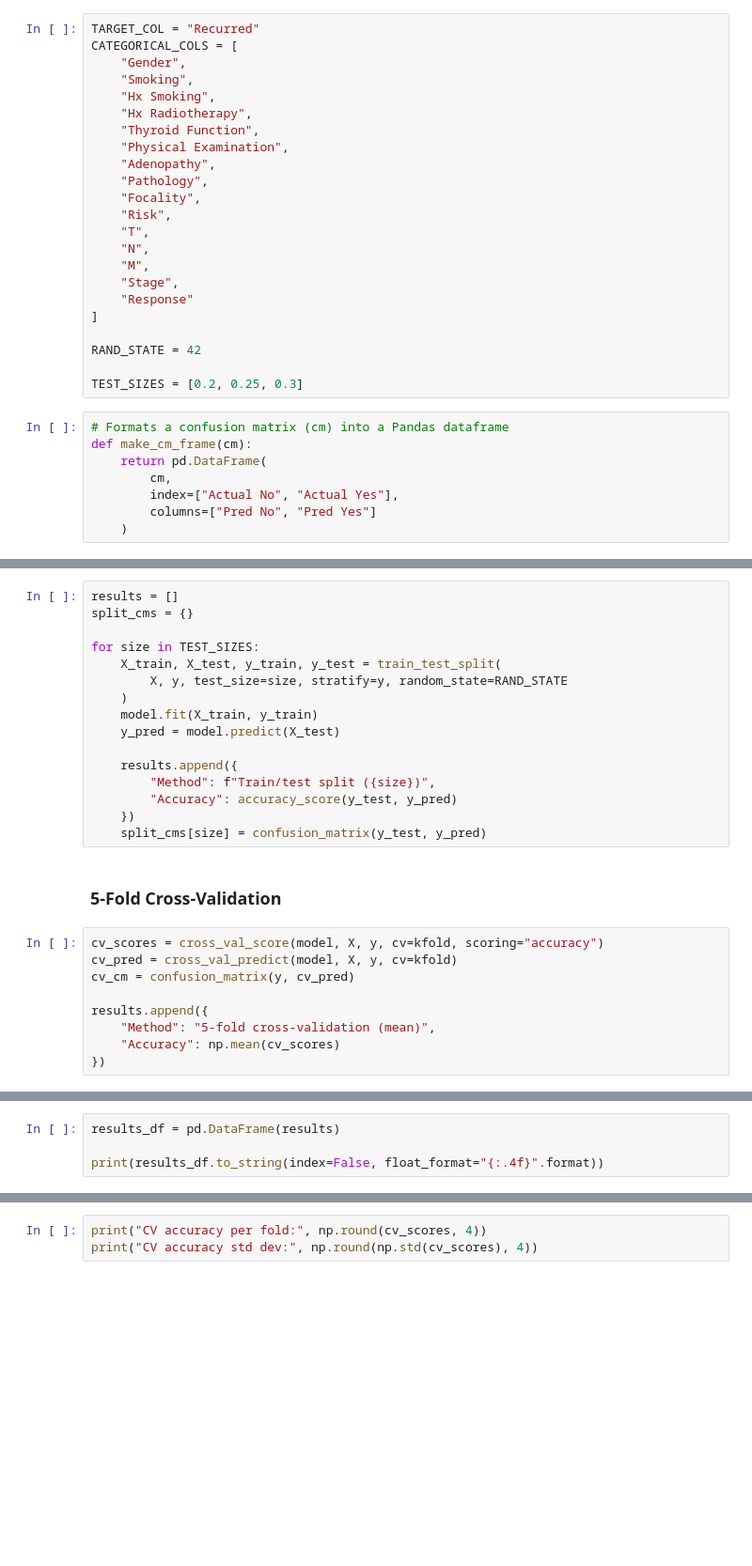
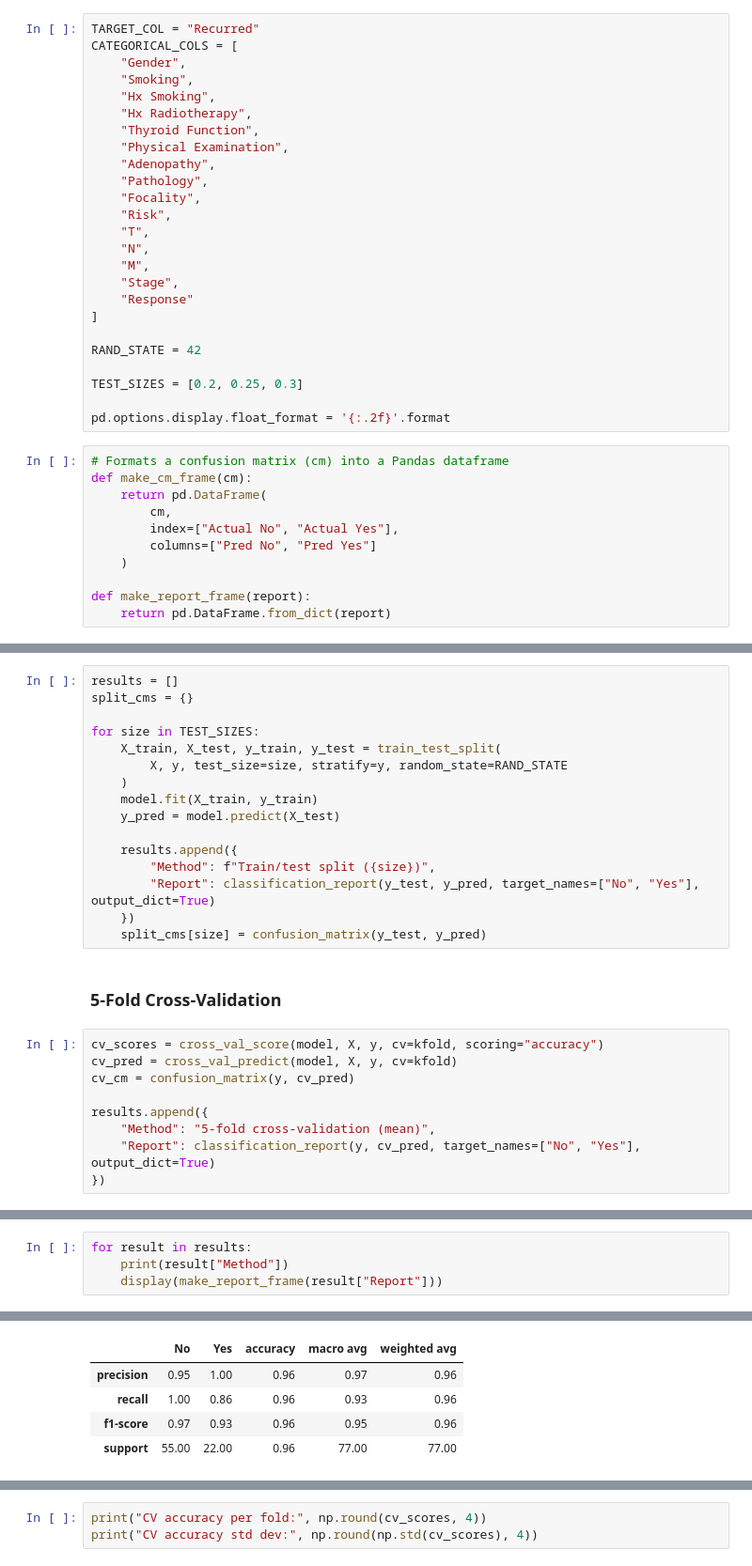
Before and after one commit to rwiggins1/thyroid-recurrence, a Jupyter notebook: models/random_forest.ipynb, the cells around one changed output, grey strips where cells are left out. Shown at 94% size. Saved outputs shown, nothing was run; the diff lists cells and outputs as text; blank space fills up the shorter version.

Commit message:
feat: add classification report to random forest model

```diff
--- a/models/random_forest.ipynb
+++ b/models/random_forest.ipynb
@@ -59,6 +69,8 @@ CATEGORICAL_COLS = [
 RAND_STATE = 42
 
 TEST_SIZES = [0.2, 0.25, 0.3]
+
+pd.options.display.float_format = '{:.2f}'.format
 # %%
 # Formats a confusion matrix (cm) into a Pandas dataframe
 def make_cm_frame(cm):
@@ -67,6 +79,9 @@ def make_cm_frame(cm):
         index=["Actual No", "Actual Yes"],
         columns=["Pred No", "Pred Yes"]
     )
+
+def make_report_frame(report):
+    return pd.DataFrame.from_dict(report)
 # %% [markdown]
 ### Cross-Validation Setup
 
@@ -180,7 +195,7 @@ for size in TEST_SIZES:
 
     results.append({
         "Method": f"Train/test split ({size})",
-        "Accuracy": accuracy_score(y_test, y_pred)
+        "Report": classification_report(y_test, y_pred, target_names=["No", "Yes"], output_dict=True)
     })
     split_cms[size] = confusion_matrix(y_test, y_pred)
 # %% [markdown]
@@ -192,7 +207,7 @@ cv_cm = confusion_matrix(y, cv_pred)
 
 results.append({
     "Method": "5-fold cross-validation (mean)",
-    "Accuracy": np.mean(cv_scores)
+    "Report": classification_report(y, cv_pred, target_names=["No", "Yes"], output_dict=True)
 })
 # %% [markdown]
 ## 7. Results
@@ -201,5 +216,5 @@ results.append({
 # %%
-results_df = pd.DataFrame(results)
-
-print(results_df.to_string(index=False, float_format="{:.4f}".format))
+for result in results:
+    print(result["Method"])
+    display(make_report_frame(result["Report"]))
 # %% [output]
@@ -210,0 +222,5 @@ print(results_df.to_string(index=False, float_format="{:.4f}".format))
+|  | No | Yes | accuracy | macro avg | weighted avg |
+| precision | 0.95 | 1.00 | 0.96 | 0.97 | 0.96 |
+| recall | 1.00 | 0.86 | 0.96 | 0.93 | 0.96 |
+| f1-score | 0.97 | 0.93 | 0.96 | 0.95 | 0.96 |
+| support | 55.00 | 22.00 | 0.96 | 77.00 | 77.00 |
```
Also changed, not shown: parts of 5 cells of this notebook.
